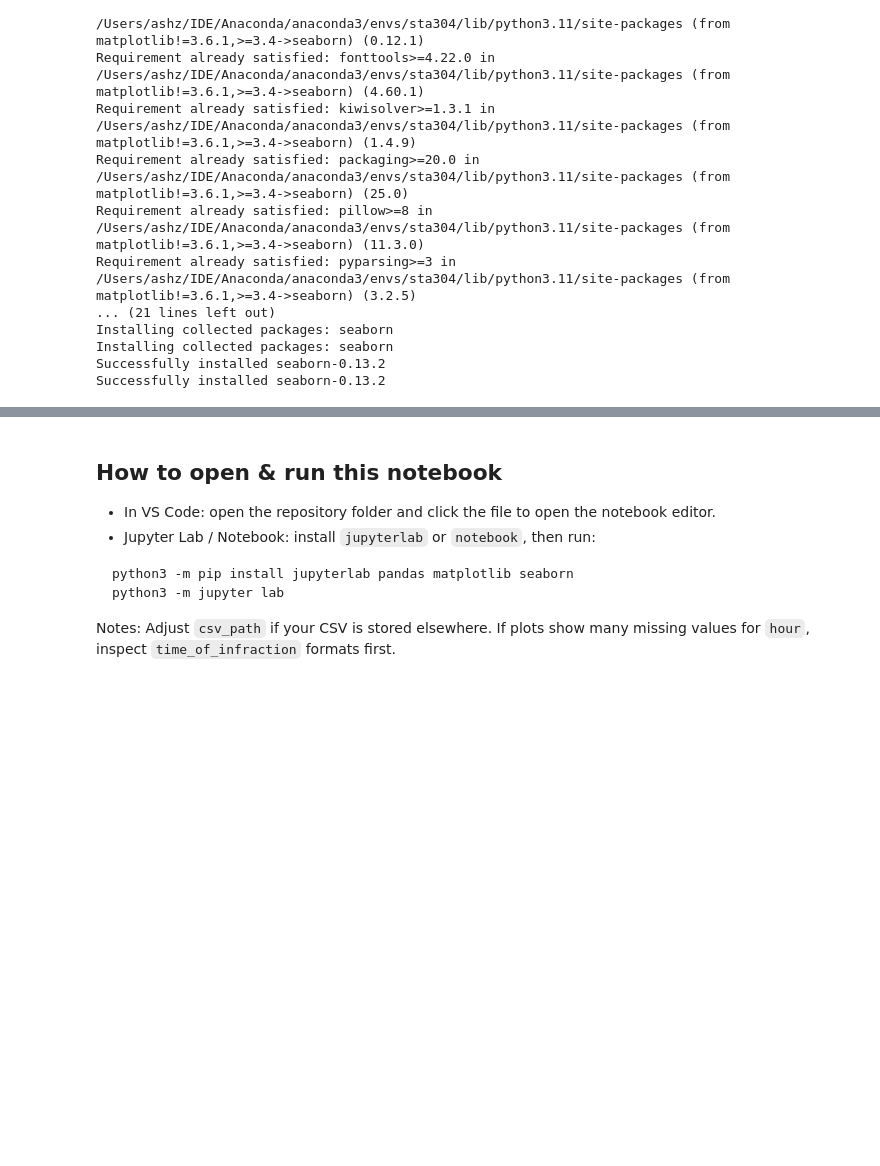
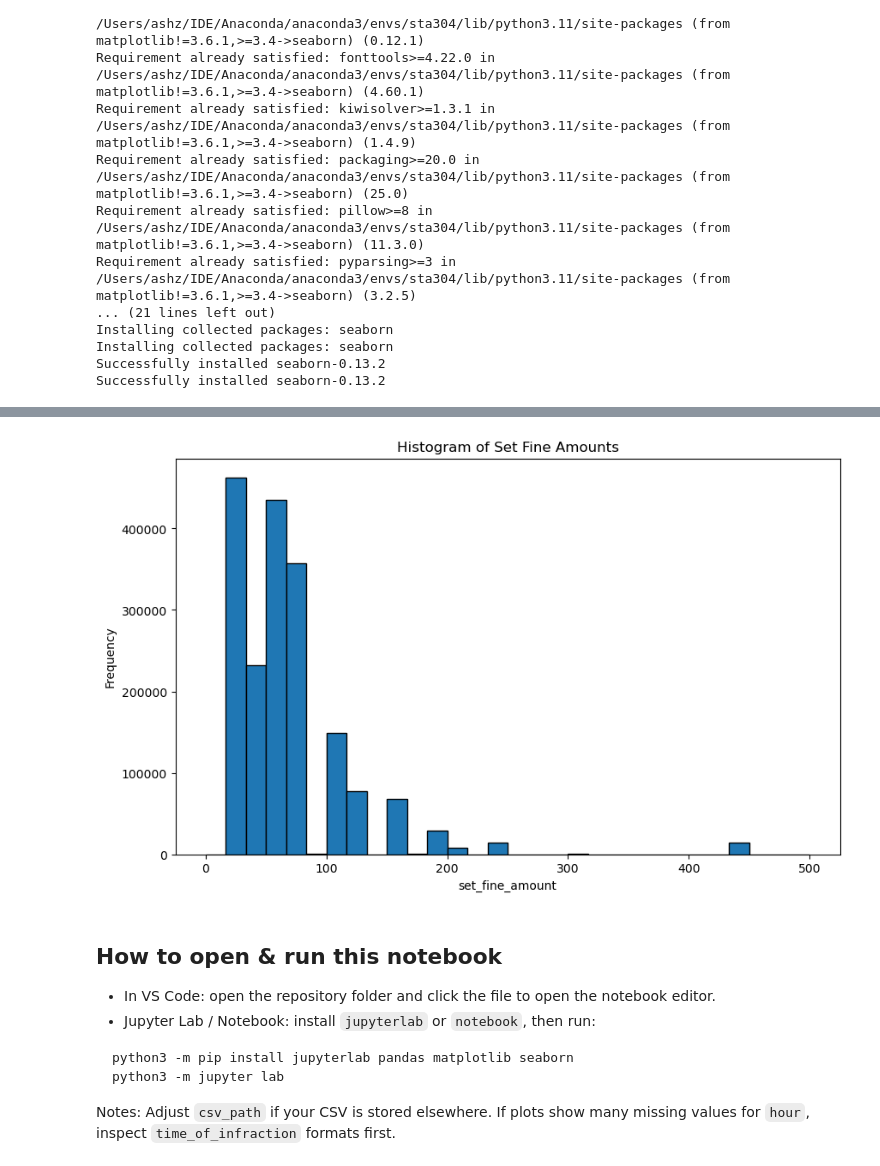
Before and after one commit to AshZein/STA304-Project, a Jupyter notebook: stats_analysis/ash/parking_analysis_notebook.ipynb, the cells around one changed output, grey strips where cells are left out. Drawn from its saved outputs; the diff is of its cells as text; code cells hidden in the pictures; blank space fills up the shorter version.

```diff
--- a/stats_analysis/ash/parking_analysis_notebook.ipynb
+++ b/stats_analysis/ash/parking_analysis_notebook.ipynb
@@ -59,3 +63,19 @@ create_box_plot(df, None, "set_fine_amount", "Box Plot of Set Fine Amounts", "fi
+# %%
+def create_histogram(data, col, bins, title, output_path):
+    #col is the one we want to plot, like 'set_fine_amount'
+    plt.figure(figsize=(10, 6))
+    plt.hist(data[col], bins=bins, edgecolor='black')
+    plt.title(title)
+    plt.xlabel(col)
+    plt.ylabel('Frequency')
+    plt.savefig(output_path)
+    plt.show()
+    plt.close()
+
+# histogram for set_fine_amount
+create_histogram(df, "set_fine_amount", bins=30, title="Histogram of Set Fine Amounts", output_path="figures_graphics/set_fine_amount_histogram.png")
+# %% [output]
+[figure, added]
 # %% [markdown]
 ## How to open & run this notebook
 
```
Also changed, not shown: parts of 1 cell of this notebook.
